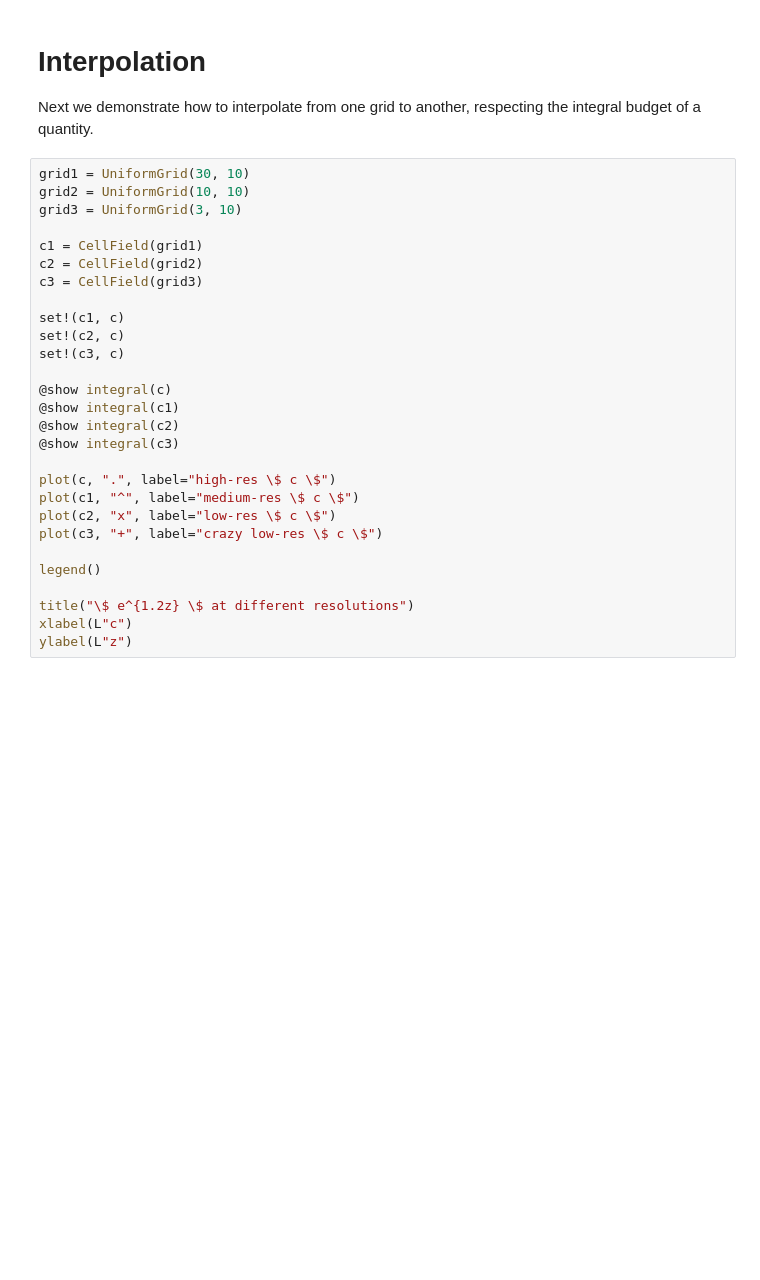
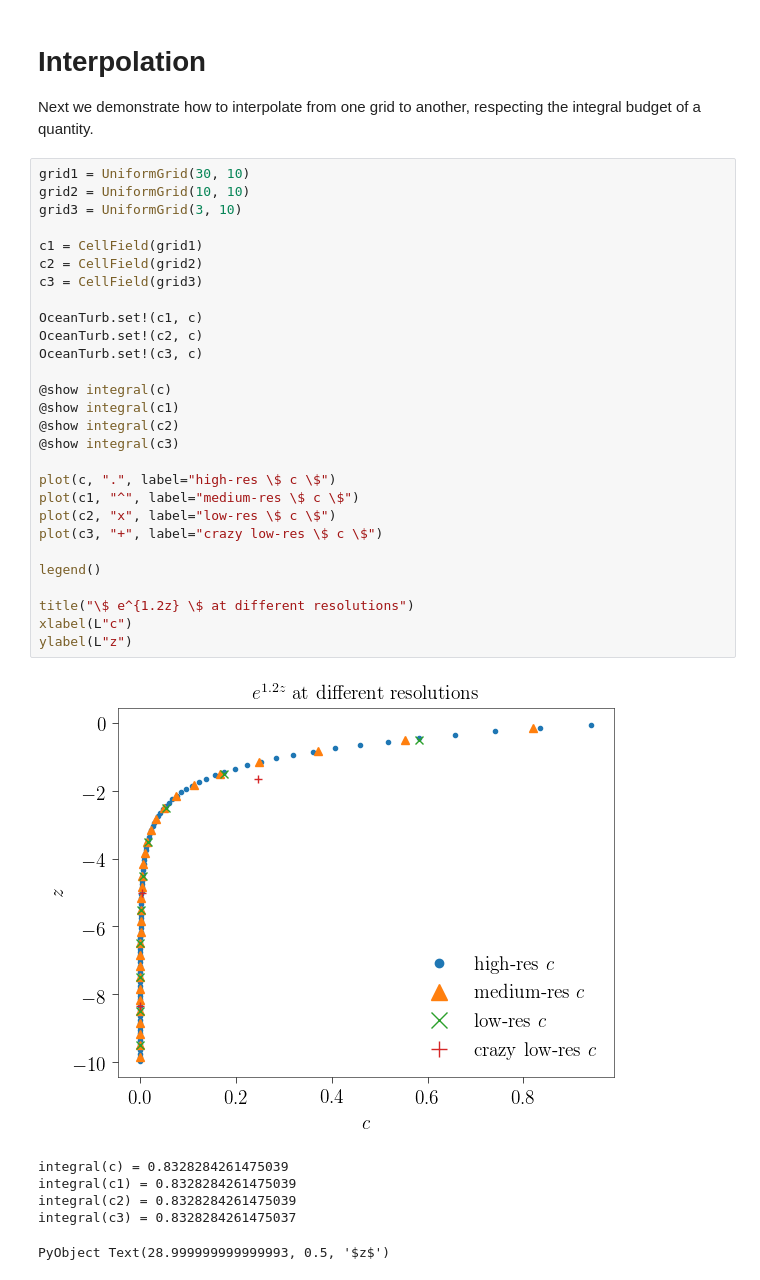
Before and after one commit to glwagner/OceanTurb.jl, a Jupyter notebook: examples/working_with_fields.ipynb, the cells around one changed output. Cells and saved outputs as stored; diff of their text form; blank space fills up the shorter version.

```diff
--- a/examples/working_with_fields.ipynb
+++ b/examples/working_with_fields.ipynb
@@ -37,28 +41,35 @@ Next we demonstrate how to interpolate from one grid to another, respecting the
 # %%
 grid1 = UniformGrid(30, 10)
 grid2 = UniformGrid(10, 10)
 grid3 = UniformGrid(3, 10)
 
 c1 = CellField(grid1)
 c2 = CellField(grid2)
 c3 = CellField(grid3)
 
-set!(c1, c)
-set!(c2, c)
-set!(c3, c)
+OceanTurb.set!(c1, c)
+OceanTurb.set!(c2, c)
+OceanTurb.set!(c3, c)
 
 @show integral(c)
 @show integral(c1)
 @show integral(c2)
 @show integral(c3)
 
 plot(c, ".", label="high-res \$ c \$")
 plot(c1, "^", label="medium-res \$ c \$")
 plot(c2, "x", label="low-res \$ c \$")
 plot(c3, "+", label="crazy low-res \$ c \$")
 
 legend()
 
 title("\$ e^{1.2z} \$ at different resolutions")
 xlabel(L"c")
 ylabel(L"z")
+# %% [output]
+[figure, added]
+integral(c) = 0.8328284261475039
+integral(c1) = 0.8328284261475039
+integral(c2) = 0.8328284261475039
+integral(c3) = 0.8328284261475037
+PyObject Text(28.999999999999993, 0.5, '$z$')
```
Also changed, not shown: parts of 2 cells of this notebook, 11 other files.
